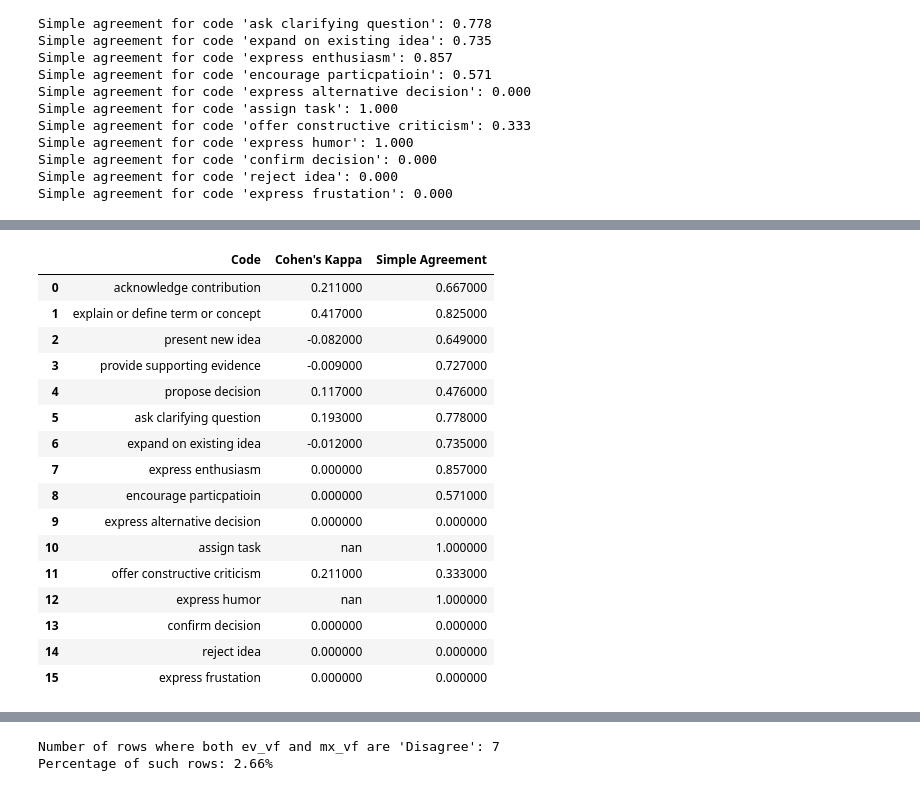
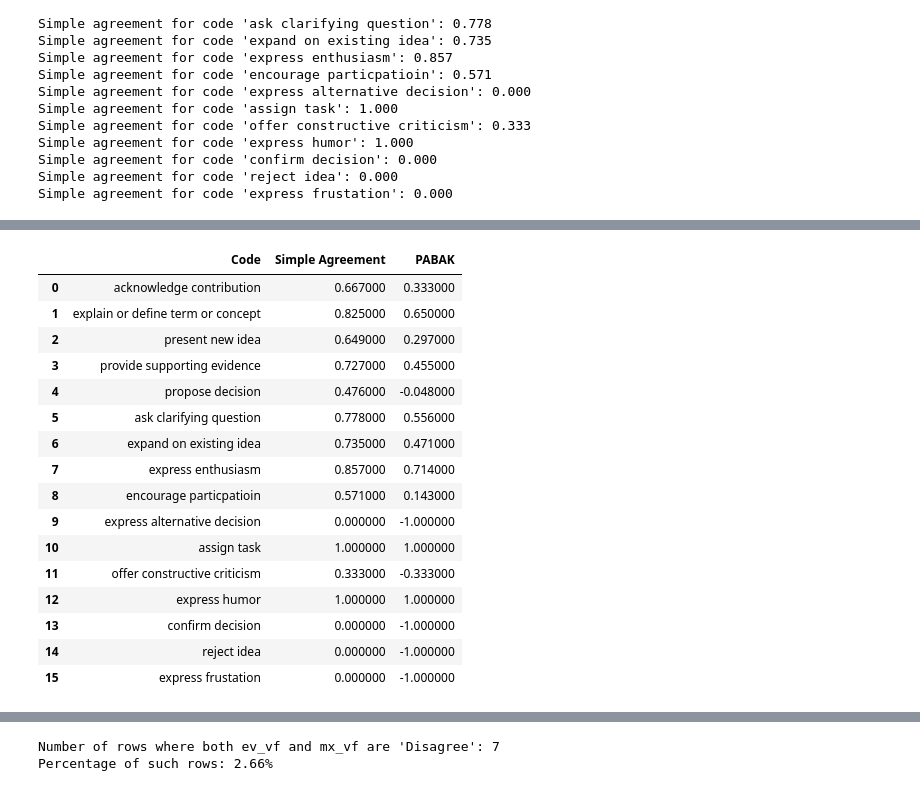
Before and after one commit to eveyhuang/gemini_data_analysis, a Jupyter notebook: sampling/verify_ev.ipynb, the cells around one changed output, grey strips where cells are left out. Cells and saved outputs as stored; diff of their text form; code cells hidden in the pictures.

Commit message:
pabak scores

```diff
--- a/sampling/verify_ev.ipynb
+++ b/sampling/verify_ev.ipynb
@@ -3,4 +5,4 @@ import pandas as pd
 # %%
-ev_df = pd.read_csv('ev-verification.csv')
-mx_df = pd.read_csv('max-verification.csv')
-gm_df = pd.read_csv('gemini-coding.csv')
+ev_vf_df = pd.read_csv('data/ev-verification.csv')
+mx_vf_df = pd.read_csv('data/max-verification.csv')
+gm_df = pd.read_csv('data/gemini-coding.csv')
@@ -41,3 +9,6 @@ print(ev_df.head())
+# %%
+# Merge on unique identifiers
+merged = pd.merge(ev_vf_df, mx_vf_df, on=['transcript', 'timestamp'], suffixes=('_ev', '_mx'))
 # %%
 from sklearn.metrics import cohen_kappa_score
 
@@ -188,7 +136,7 @@ for idx, ann_row in ai_ann_df.iterrows():
     code = ann_row['ai_code']
 
     # Find matching row in ev_df
-    ev_match = ev_df[(ev_df['timestamp'] == ts) & (ev_df['speaker'] == sp)]
+    ev_match = ev_vf_df[(ev_vf_df['timestamp'] == ts) & (ev_vf_df['speaker'] == sp)]
     if not ev_match.empty:
         for c in ['c1', 'c2', 'c3', 'c4']:
             if ev_match.iloc[0][c] == code:
@@ -199,7 +147,7 @@ for idx, ann_row in ai_ann_df.iterrows():
                 break
 
     # Find matching row in mx_df
-    mx_match = mx_df[(mx_df['timestamp'] == ts) & (mx_df['speaker'] == sp)]
+    mx_match = mx_vf_df[(mx_vf_df['timestamp'] == ts) & (mx_vf_df['speaker'] == sp)]
     if not mx_match.empty:
         for c in ['c1', 'c2', 'c3', 'c4']:
             if mx_match.iloc[0][c] == code:
@@ -303,7 +252,7 @@ for code in ai_ann_df['ai_code'].unique():
     # Only keep rows where both are not null/empty
     valid = subset[subset['ev_vf'].notna() & subset['mx_vf'].notna() & (subset['ev_vf'] != "") & (subset['mx_vf'] != "")]
     if not valid.empty:
-        agreement = (valid['ev_vf'] == valid['mx_vf']).sum() / len(valid)
+        agreement = (valid['ev_vf'] == valid['mx_vf']).mean()
         simple_agreement[code] = agreement
 
 for code, agreement in simple_agreement.items():
@@ -328,30 +335,30 @@ Simple agreement for code 'express frustation': 0.000
 # %%
 # Create a DataFrame to display kappa scores and simple agreement scores
 scores_table = pd.DataFrame({
-    'Code': kappa_by_code.keys(),
-    "Cohen's Kappa": kappa_by_code.values(),
-    'Simple Agreement': simple_agreement.values()
+    'Code': simple_agreement.keys(),
+    'Simple Agreement': simple_agreement.values(),
+    'PABAK': pabak_by_code_ev_mx_vf.values(),
 })
 
 # apply gradient to the cell backgrounds
 styled_table = (scores_table.round(3)).style.background_gradient(cmap='RdYlGn')
 
 styled_table
 # %% [output]
-|  | Code | Cohen's Kappa | Simple Agreement |
-| 0 | acknowledge contribution | 0.211000 | 0.667000 |
-| 1 | explain or define term or concept | 0.417000 | 0.825000 |
-| 2 | present new idea | -0.082000 | 0.649000 |
-| 3 | provide supporting evidence | -0.009000 | 0.727000 |
-| 4 | propose decision | 0.117000 | 0.476000 |
-| 5 | ask clarifying question | 0.193000 | 0.778000 |
-| 6 | expand on existing idea | -0.012000 | 0.735000 |
-| 7 | express enthusiasm | 0.000000 | 0.857000 |
-| 8 | encourage particpatioin | 0.000000 | 0.571000 |
-| 9 | express alternative decision | 0.000000 | 0.000000 |
-| 10 | assign task | nan | 1.000000 |
-| 11 | offer constructive criticism | 0.211000 | 0.333000 |
-| 12 | express humor | nan | 1.000000 |
-| 13 | confirm decision | 0.000000 | 0.000000 |
-| 14 | reject idea | 0.000000 | 0.000000 |
-| 15 | express frustation | 0.000000 | 0.000000 |
+|  | Code | Simple Agreement | PABAK |
+| 0 | acknowledge contribution | 0.667000 | 0.333000 |
+| 1 | explain or define term or concept | 0.825000 | 0.650000 |
+| 2 | present new idea | 0.649000 | 0.297000 |
+| 3 | provide supporting evidence | 0.727000 | 0.455000 |
+| 4 | propose decision | 0.476000 | -0.048000 |
+| 5 | ask clarifying question | 0.778000 | 0.556000 |
+| 6 | expand on existing idea | 0.735000 | 0.471000 |
+| 7 | express enthusiasm | 0.857000 | 0.714000 |
+| 8 | encourage particpatioin | 0.571000 | 0.143000 |
+| 9 | express alternative decision | 0.000000 | -1.000000 |
+| 10 | assign task | 1.000000 | 1.000000 |
+| 11 | offer constructive criticism | 0.333000 | -0.333000 |
+| 12 | express humor | 1.000000 | 1.000000 |
+| 13 | confirm decision | 0.000000 | -1.000000 |
+| 14 | reject idea | 0.000000 | -1.000000 |
+| 15 | express frustation | 0.000000 | -1.000000 |
```
Also changed, not shown: parts of 33 cells of this notebook, 7 other files.
